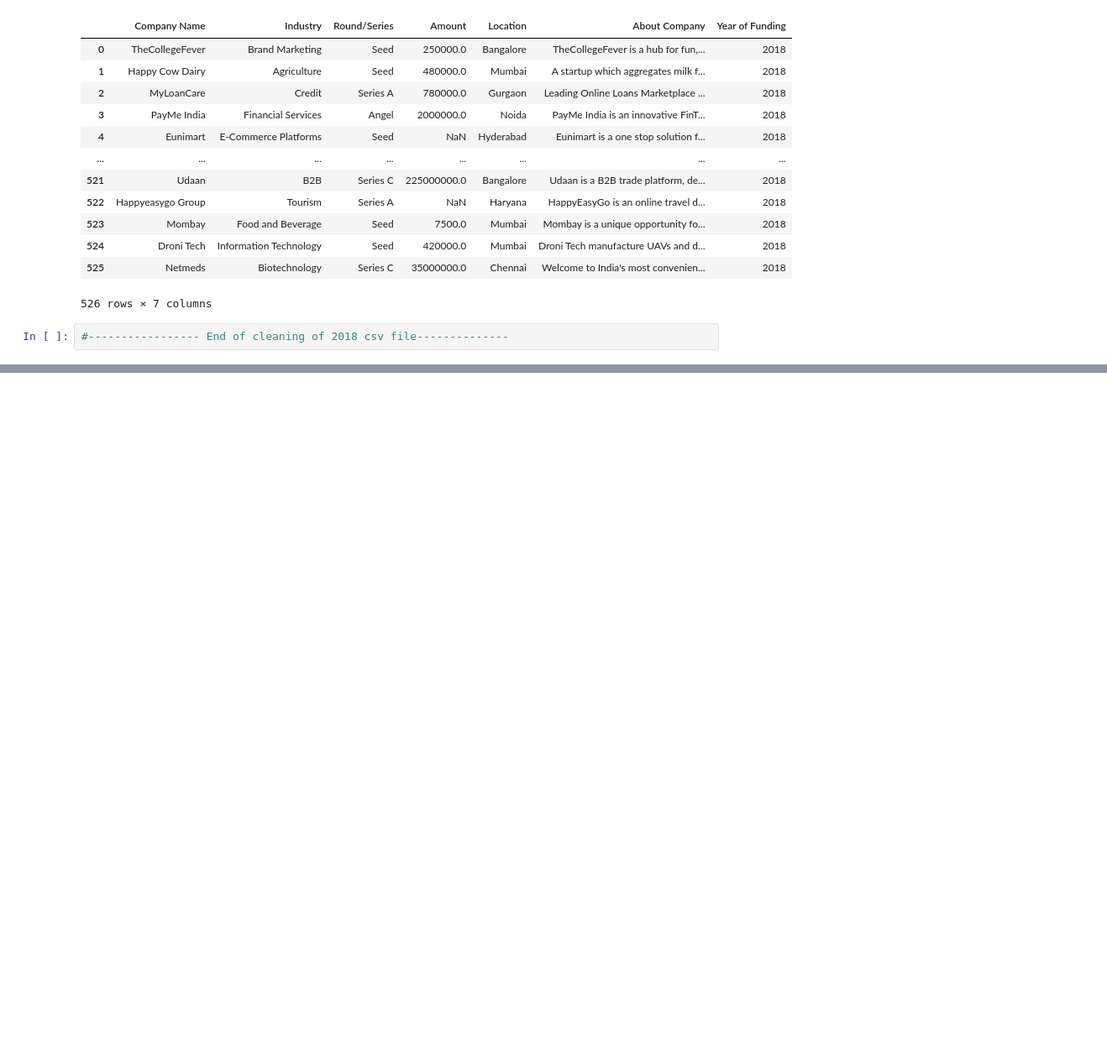
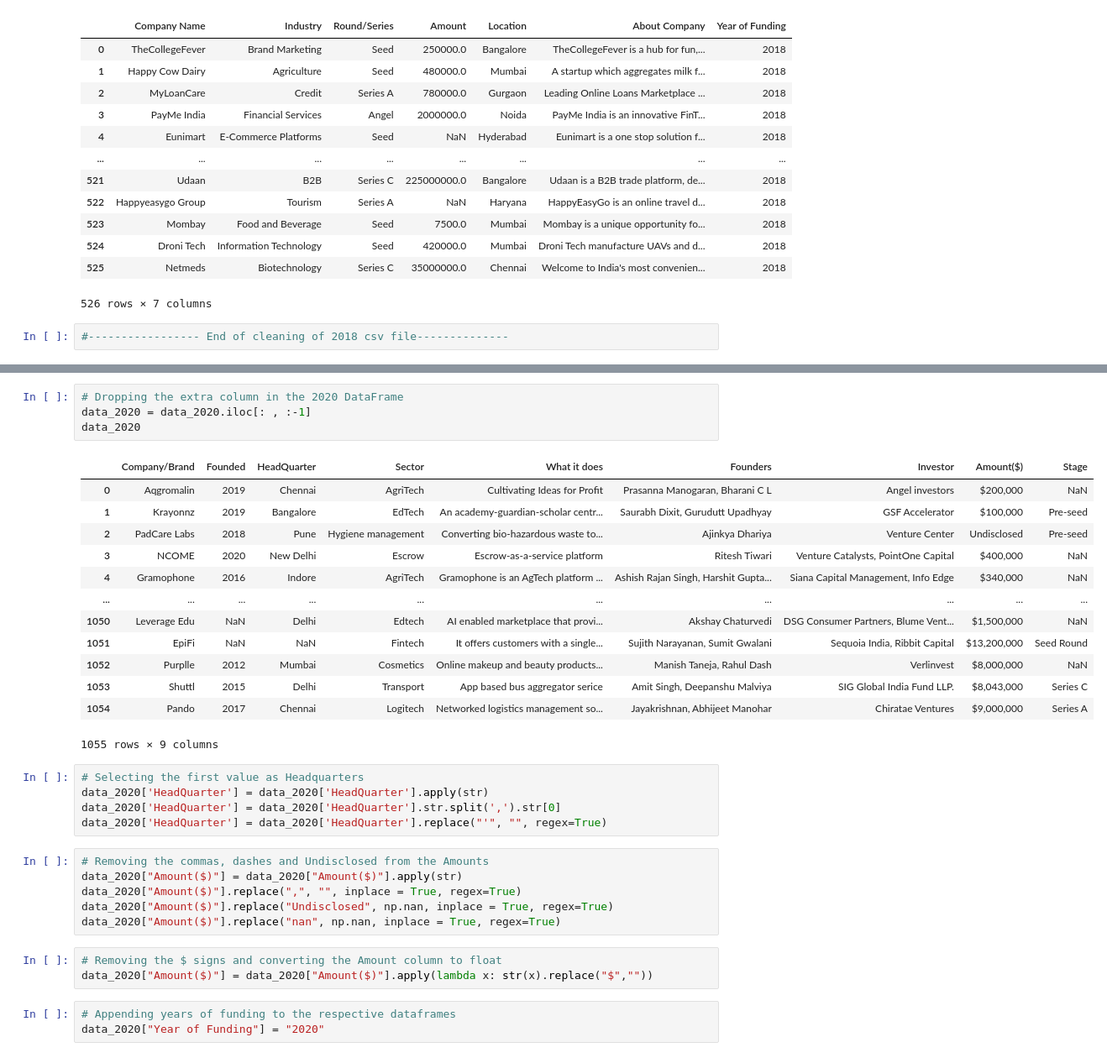
Before and after one commit to GYASIHAYFORD/TEAM_HAVANA1, a Jupyter notebook: Indian_Start_Up_Fund.ipynb, the cells around one changed output, grey strips where cells are left out. Shown at 84% size. Drawn from its saved outputs; the diff is of its cells as text; blank space fills up the shorter version.

```diff
--- a/Indian_Start_Up_Fund.ipynb
+++ b/Indian_Start_Up_Fund.ipynb
@@ -151,0 +270,35 @@ None
+# %%
+# Dropping the extra column in the 2020 DataFrame
+data_2020 = data_2020.iloc[: , :-1]
+data_2020
+# %% [output]
+|  | Company/Brand | Founded | HeadQuarter | Sector | What it does | Founders | Investor | Amount($) | Stage |
+| 0 | Aqgromalin | 2019 | Chennai | AgriTech | Cultivating Ideas for Profit | Prasanna Manogaran, Bharani C L | Angel investors | $200,000 | NaN |
+| 1 | Krayonnz | 2019 | Bangalore | EdTech | An academy-guardian-scholar centr... | Saurabh Dixit, Gurudutt Upadhyay | GSF Accelerator | $100,000 | Pre-seed |
+| 2 | PadCare Labs | 2018 | Pune | Hygiene management | Converting bio-hazardous waste to... | Ajinkya Dhariya | Venture Center | Undisclosed | Pre-seed |
+| 3 | NCOME | 2020 | New Delhi | Escrow | Escrow-as-a-service platform | Ritesh Tiwari | Venture Catalysts, PointOne Capital | $400,000 | NaN |
+| 4 | Gramophone | 2016 | Indore | AgriTech | Gramophone is an AgTech platform ... | Ashish Rajan Singh, Harshit Gupta... | Siana Capital Management, Info Edge | $340,000 | NaN |
+| ... | ... | ... | ... | ... | ... | ... | ... | ... | ... |
+| 1050 | Leverage Edu | NaN | Delhi | Edtech | AI enabled marketplace that provi... | Akshay Chaturvedi | DSG Consumer Partners, Blume Vent... | $1,500,000 | NaN |
+| 1051 | EpiFi | NaN | NaN | Fintech | It offers customers with a single... | Sujith Narayanan, Sumit Gwalani | Sequoia India, Ribbit Capital | $13,200,000 | Seed Round |
+| 1052 | Purplle | 2012 | Mumbai | Cosmetics | Online makeup and beauty products... | Manish Taneja, Rahul Dash | Verlinvest | $8,000,000 | NaN |
+| 1053 | Shuttl | 2015 | Delhi | Transport | App based bus aggregator serice | Amit Singh, Deepanshu Malviya | SIG Global India Fund LLP. | $8,043,000 | Series C |
+| 1054 | Pando | 2017 | Chennai | Logitech | Networked logistics management so... | Jayakrishnan, Abhijeet Manohar | Chiratae Ventures | $9,000,000 | Series A |
+1055 rows × 9 columns
+# %%
+# Selecting the first value as Headquarters
+data_2020['HeadQuarter'] = data_2020['HeadQuarter'].apply(str)
+data_2020['HeadQuarter'] = data_2020['HeadQuarter'].str.split(',').str[0]
+data_2020['HeadQuarter'] = data_2020['HeadQuarter'].replace("'", "", regex=True)
+# %%
+# Removing the commas, dashes and Undisclosed from the Amounts
+data_2020["Amount($)"] = data_2020["Amount($)"].apply(str)
+data_2020["Amount($)"].replace(",", "", inplace = True, regex=True)
+data_2020["Amount($)"].replace("Undisclosed", np.nan, inplace = True, regex=True)
+data_2020["Amount($)"].replace("nan", np.nan, inplace = True, regex=True)
+# %%
+# Removing the $ signs and converting the Amount column to float
+data_2020["Amount($)"] = data_2020["Amount($)"].apply(lambda x: str(x).replace("$",""))
+# %%
+# Appending years of funding to the respective dataframes
+data_2020["Year of Funding"] = "2020"
```
Also changed, not shown: parts of 23 cells of this notebook.
